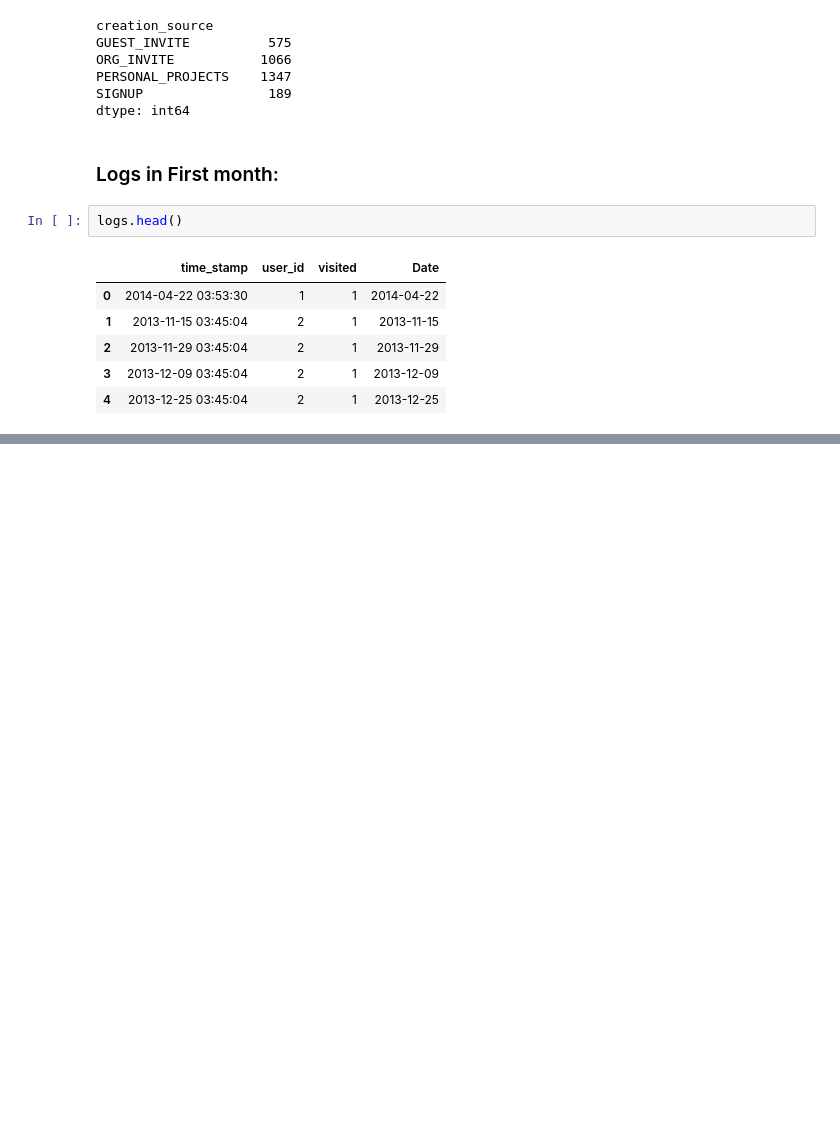
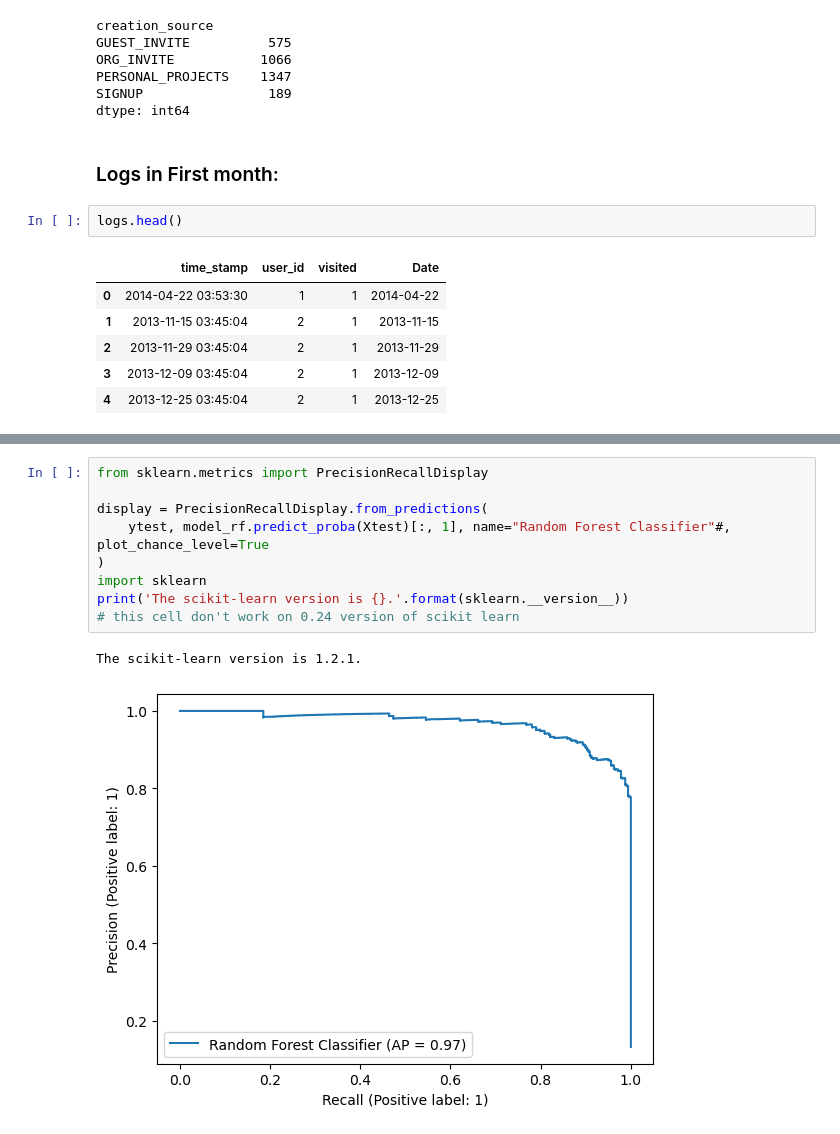
Before and after one commit to KavehVasei/Springboard, a Jupyter notebook: relax_challenge/Relax Inc.ipynb, the cells around one changed output, grey strips where cells are left out. Saved outputs shown, nothing was run; the diff lists cells and outputs as text; blank space fills up the shorter version.

```diff
--- a/relax_challenge/Relax Inc.ipynb
+++ b/relax_challenge/Relax Inc.ipynb
@@ -785,0 +834,12 @@ NameError: name 'precision_recall_curve' is not defined
+# %%
+from sklearn.metrics import PrecisionRecallDisplay
+
+display = PrecisionRecallDisplay.from_predictions(
+    ytest, model_rf.predict_proba(Xtest)[:, 1], name="Random Forest Classifier"#, plot_chance_level=True
+)
+import sklearn
+print('The scikit-learn version is {}.'.format(sklearn.__version__))
+# this cell don't work on 0.24 version of scikit learn
+# %% [output]
+The scikit-learn version is 1.2.1.
+[figure, added]
```
Also changed, not shown: parts of 38 cells of this notebook.
